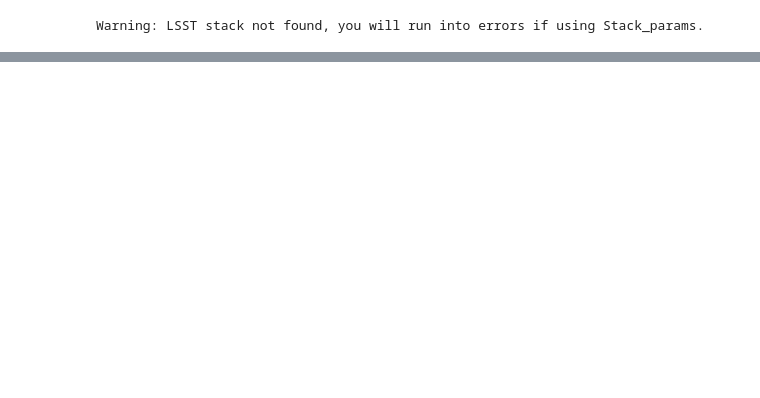
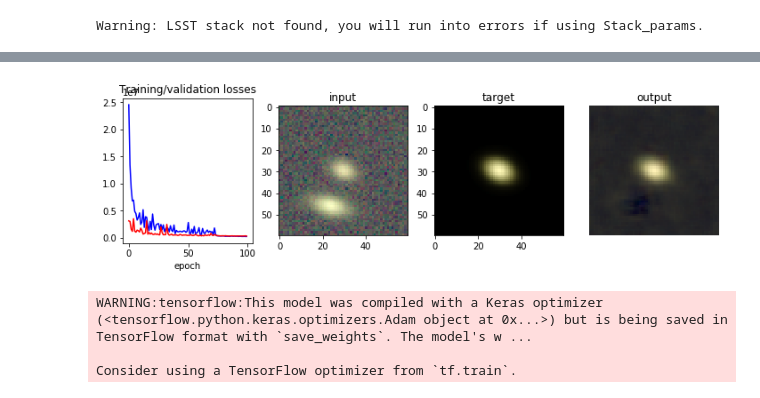
Before and after one commit to herjy/BlendingToolKit, a Jupyter notebook: notebooks/run_basic_cnn.ipynb, the cells around one changed output, grey strips where cells are left out. Drawn from its saved outputs; the diff is of its cells as text; code cells hidden in the pictures; blank space fills up the shorter version.

```diff
--- a/notebooks/run_basic_cnn.ipynb
+++ b/notebooks/run_basic_cnn.ipynb
@@ -211,2 +257,22 @@ learning_plot = LearningPlot(plot_data)
+# %%
+from tensorflow.keras.callbacks import ModelCheckpoint, ReduceLROnPlateau
+import datetime
+
+learning_plot = LearningPlot(plot_data)
+
+filepath = os.path.join(os.getcwd(), 'models',
+                    'weights_'+datetime.datetime.now().strftime("%Y%m%d-%H%M")+'.{epoch:02d}.hdf5')
+model_checkpoint = ModelCheckpoint(filepath=filepath, period=5, save_weights_only=True, save_best_only=False)
+
+reduce_lr = ReduceLROnPlateau()
+
+callbacks = [learning_plot, model_checkpoint, reduce_lr]
 # %%
-history = model.fit(dset, epochs=100, steps_per_epoch=8, validation_data=dset_val, validation_steps=2, callbacks=[learning_plot])
+history = model.fit(dset, epochs=100, steps_per_epoch=n_train_batches,
+                    validation_data=dset_val, validation_steps=n_val_batches,
+                    callbacks=callbacks)
+# %% [output]
+[figure, added]
+WARNING:tensorflow:This model was compiled with a Keras optimizer (<tensorflow.python.keras.optimizers.Adam object at 0x...>) but is being saved in TensorFlow format with `save_weights`. The model's w ...
+
+Consider using a TensorFlow optimizer from `tf.train`.
```
Also changed, not shown: parts of 16 cells of this notebook.
